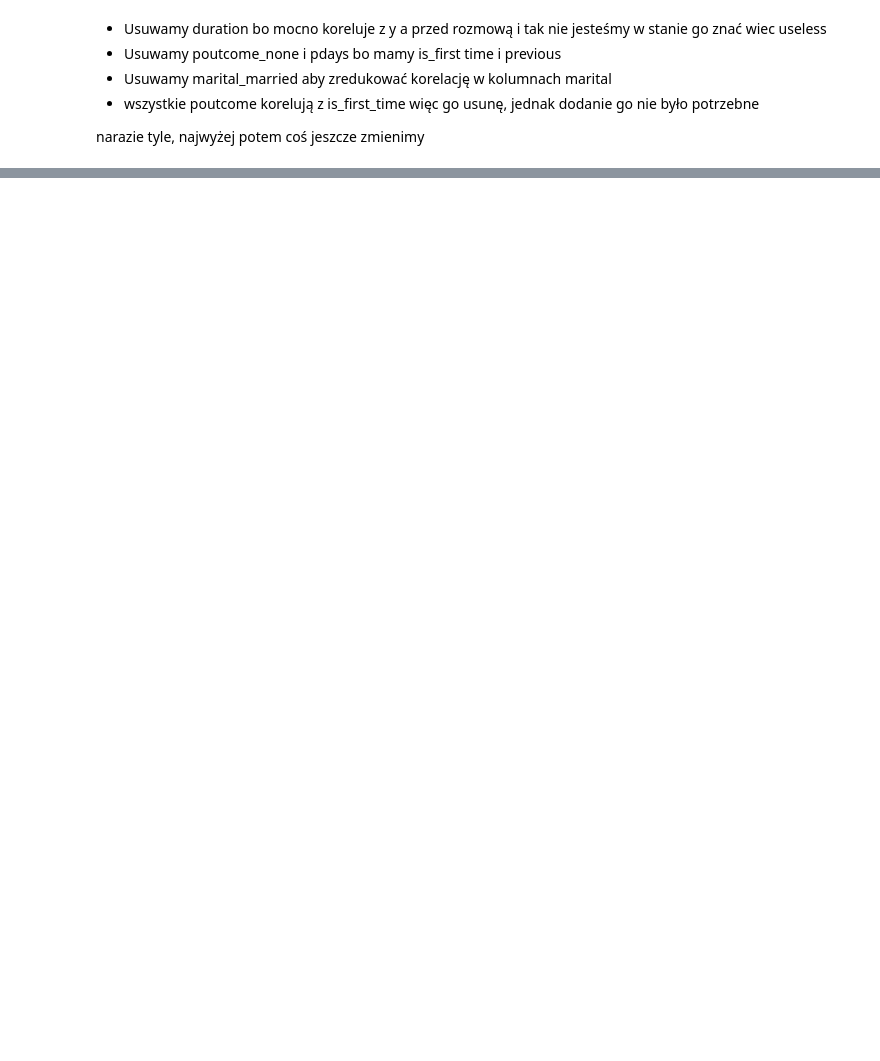
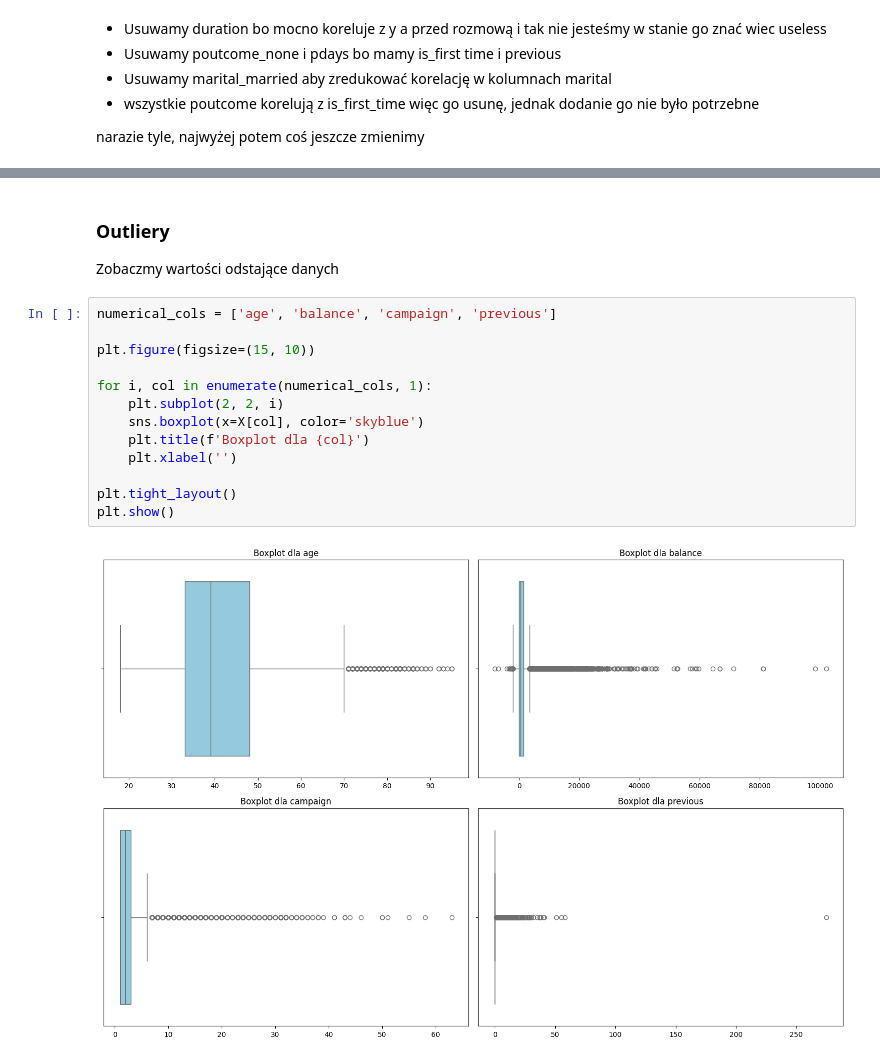
Before and after one commit to Piotr-Wojdas/Solvro-kurs, a Jupyter notebook: zad1.ipynb, the cells around one changed output, grey strips where cells are left out. Drawn from its saved outputs; the diff is of its cells as text; blank space fills up the shorter version.

```diff
--- a/zad1.ipynb
+++ b/zad1.ipynb
@@ -288,0 +307,18 @@ KeyError: "['duration', 'poutcome_none', 'marital_married', 'pdays'] not found i
+# %% [markdown]
+### Outliery
+Zobaczmy wartości odstające danych
+# %%
+numerical_cols = ['age', 'balance', 'campaign', 'previous']
+
+plt.figure(figsize=(15, 10))
+
+for i, col in enumerate(numerical_cols, 1):
+    plt.subplot(2, 2, i)
+    sns.boxplot(x=X[col], color='skyblue')
+    plt.title(f'Boxplot dla {col}')
+    plt.xlabel('')
+
+plt.tight_layout()
+plt.show()
+# %% [output]
+[figure, added]
```
Also changed, not shown: parts of 24 cells of this notebook.
